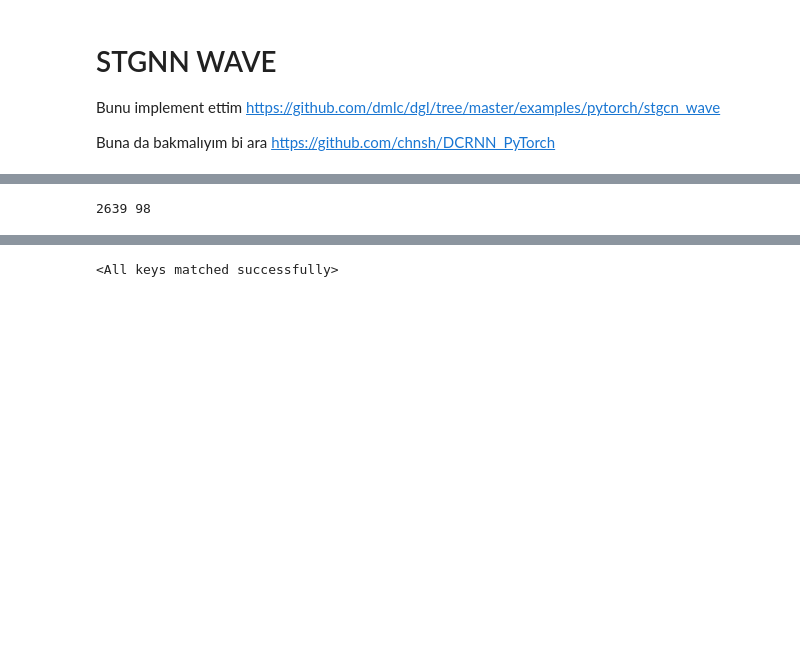
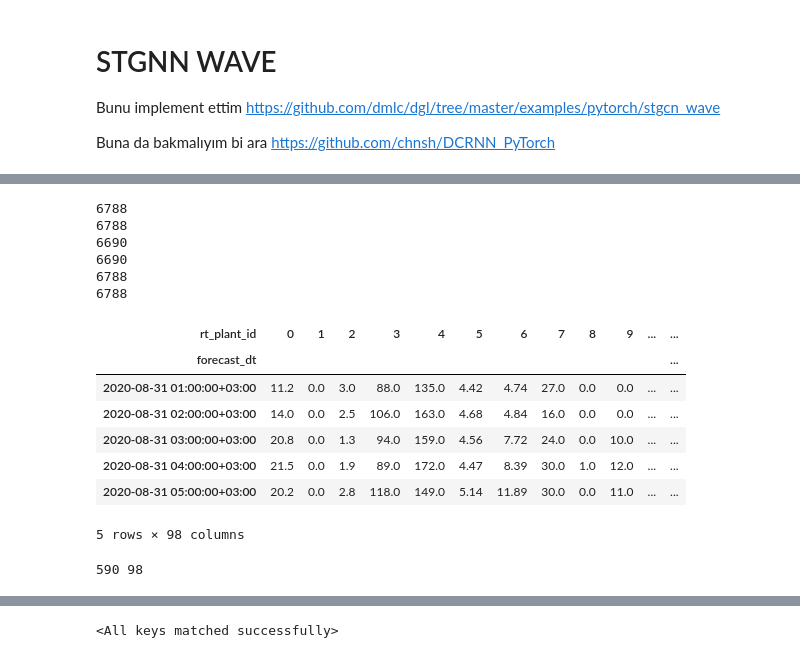
Before and after one commit to sarikayamerts/thesis, a Jupyter notebook: stgnn_wave.ipynb, the cells around one changed output, grey strips where cells are left out. Cells and saved outputs as stored; diff of their text form; code cells hidden in the pictures; blank space fills up the shorter version.

```diff
--- a/stgnn_wave.ipynb
+++ b/stgnn_wave.ipynb
@@ -73,17 +65,49 @@ data.head()
+# %%
+adj = generate_adjacency_matrix(data)
+sp_mx = sp.coo_matrix(adj)
+G = dgl.from_scipy(sp_mx, eweight_name="weight")
+
+print(len(G.all_edges()[0]))
+print(len(G.edata["weight"]))
+
+G = dgl.remove_self_loop(G)
+print(len(G.all_edges()[0]))
+print(len(G.edata["weight"]))
+
+G = dgl.add_self_loop(G)
+print(len(G.all_edges()[0]))
+print(len(G.edata["weight"]))
+# %% [output]
+6788
+6788
+6690
+6690
+6788
+6788
 # %%
-df = pd.pivot_table(
+df_ = pd.pivot_table(
     data[["production", "rt_plant_id", "forecast_dt"]],
     index="forecast_dt",
     columns="rt_plant_id",
     values="production")
+df_.head()
+# %% [output]
+| rt_plant_id | 0 | 1 | 2 | 3 | 4 | 5 | 6 | 7 | 8 | 9 | ... | ... |
+| forecast_dt |  |  |  |  |  |  |  |  |  |  |  | ... |
+| 2020-08-31 01:00:00+03:00 | 11.2 | 0.0 | 3.0 | 88.0 | 135.0 | 4.42 | 4.74 | 27.0 | 0.0 | 0.0 | ... | ... |
+| 2020-08-31 02:00:00+03:00 | 14.0 | 0.0 | 2.5 | 106.0 | 163.0 | 4.68 | 4.84 | 16.0 | 0.0 | 0.0 | ... | ... |
+| 2020-08-31 03:00:00+03:00 | 20.8 | 0.0 | 1.3 | 94.0 | 159.0 | 4.56 | 7.72 | 24.0 | 0.0 | 10.0 | ... | ... |
+| 2020-08-31 04:00:00+03:00 | 21.5 | 0.0 | 1.9 | 89.0 | 172.0 | 4.47 | 8.39 | 30.0 | 1.0 | 12.0 | ... | ... |
+| 2020-08-31 05:00:00+03:00 | 20.2 | 0.0 | 2.8 | 118.0 | 149.0 | 5.14 | 11.89 | 30.0 | 0.0 | 11.0 | ... | ... |
+5 rows × 98 columns
 # %%
-df = df.to_numpy()
+df = df_.to_numpy()
 if True:
-    df = df[round(0.6*len(df)):round(0.7*len(df))]
+    df = df[round(0.5*len(df)):round(0.7*len(df))]
 num_samples, num_nodes = df.shape
 print(num_samples, num_nodes)
 # %% [output]
-2639 98
+590 98
 # %%
 len_val = round(num_samples * 0.099)
 len_train = round(num_samples * 0.9)
```
Also changed, not shown: parts of 37 cells of this notebook.
